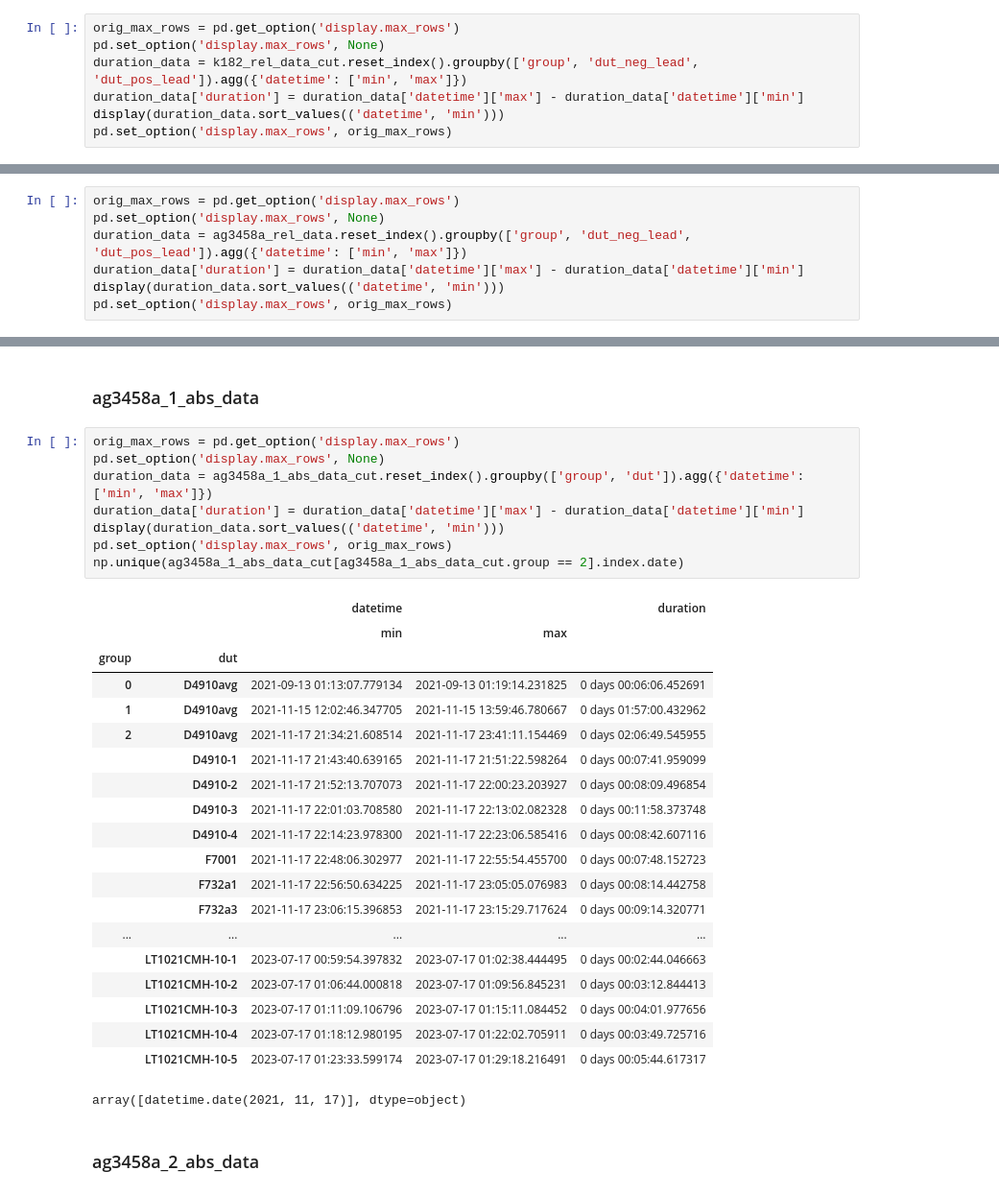
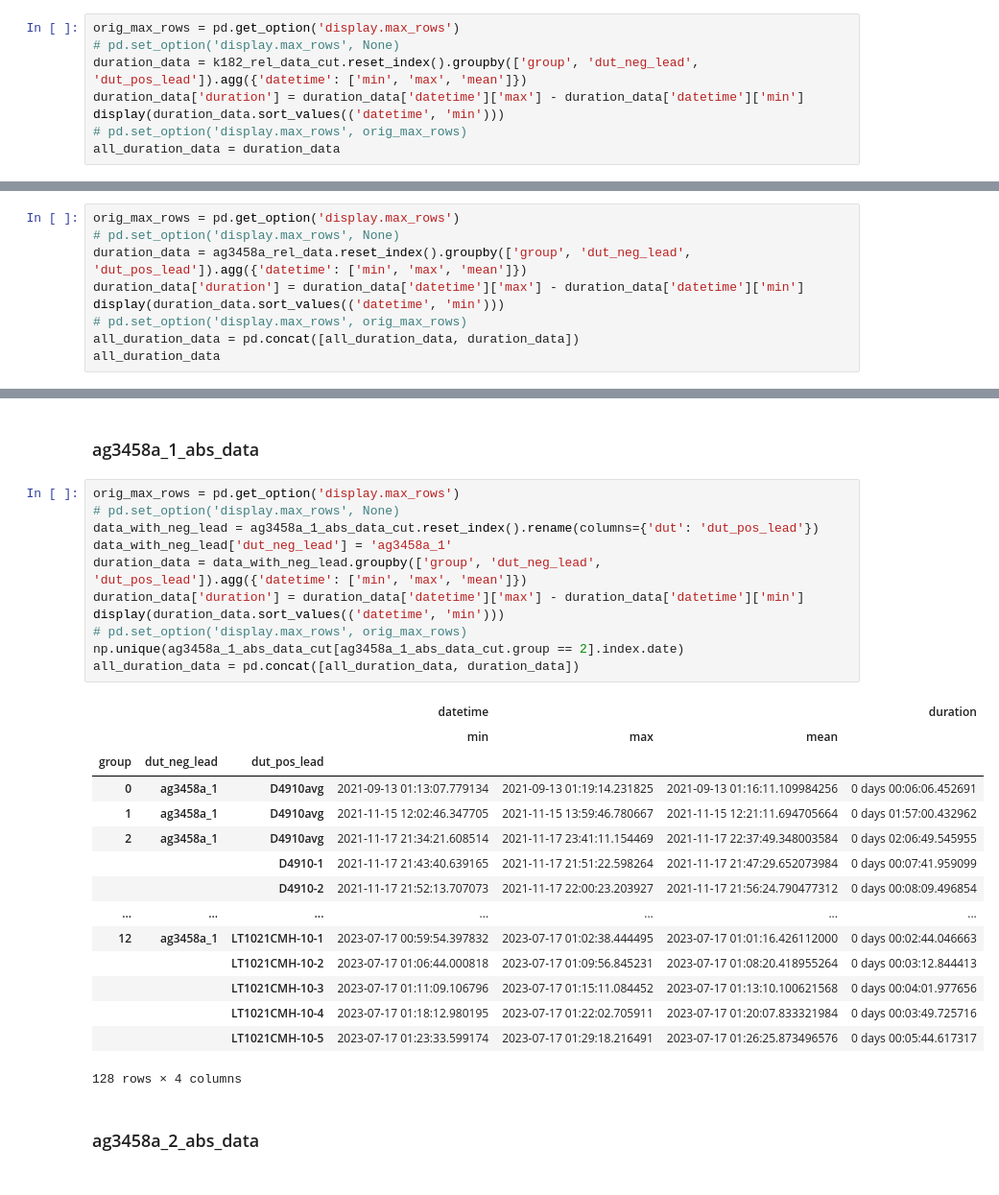
Before and after one commit to alson/metrology-data-analysis, a Jupyter notebook: vrefs.ipynb, the cells around one changed output, grey strips where cells are left out. Shown at 96% size. Cells and saved outputs as stored; diff of their text form.

```diff
--- a/vrefs.ipynb
+++ b/vrefs.ipynb
@@ -217,9 +262,10 @@ for ref in voltage_references:
 ### k182_relative_data
 # %%
 orig_max_rows = pd.get_option('display.max_rows')
-pd.set_option('display.max_rows', None)
-duration_data = k182_rel_data_cut.reset_index().groupby(['group', 'dut_neg_lead', 'dut_pos_lead']).agg({'datetime': ['min', 'max']})
+# pd.set_option('display.max_rows', None)
+duration_data = k182_rel_data_cut.reset_index().groupby(['group', 'dut_neg_lead', 'dut_pos_lead']).agg({'datetime': ['min', 'max', 'mean']})
 duration_data['duration'] = duration_data['datetime']['max'] - duration_data['datetime']['min']
 display(duration_data.sort_values(('datetime', 'min')))
-pd.set_option('display.max_rows', orig_max_rows)
+# pd.set_option('display.max_rows', orig_max_rows)
+all_duration_data = duration_data
 # %% [output]
@@ -246,9 +288,11 @@ pd.set_option('display.max_rows', orig_max_rows)
 ### ag3458a_rel_data
 # %%
 orig_max_rows = pd.get_option('display.max_rows')
-pd.set_option('display.max_rows', None)
-duration_data = ag3458a_rel_data.reset_index().groupby(['group', 'dut_neg_lead', 'dut_pos_lead']).agg({'datetime': ['min', 'max']})
+# pd.set_option('display.max_rows', None)
+duration_data = ag3458a_rel_data.reset_index().groupby(['group', 'dut_neg_lead', 'dut_pos_lead']).agg({'datetime': ['min', 'max', 'mean']})
 duration_data['duration'] = duration_data['datetime']['max'] - duration_data['datetime']['min']
 display(duration_data.sort_values(('datetime', 'min')))
-pd.set_option('display.max_rows', orig_max_rows)
+# pd.set_option('display.max_rows', orig_max_rows)
+all_duration_data = pd.concat([all_duration_data, duration_data])
+all_duration_data
 # %% [output]
@@ -275,33 +334,31 @@ pd.set_option('display.max_rows', orig_max_rows)
 ### ag3458a_1_abs_data
 # %%
 orig_max_rows = pd.get_option('display.max_rows')
-pd.set_option('display.max_rows', None)
-duration_data = ag3458a_1_abs_data_cut.reset_index().groupby(['group', 'dut']).agg({'datetime': ['min', 'max']})
+# pd.set_option('display.max_rows', None)
+data_with_neg_lead = ag3458a_1_abs_data_cut.reset_index().rename(columns={'dut': 'dut_pos_lead'})
+data_with_neg_lead['dut_neg_lead'] = 'ag3458a_1'
+duration_data = data_with_neg_lead.groupby(['group', 'dut_neg_lead', 'dut_pos_lead']).agg({'datetime': ['min', 'max', 'mean']})
 duration_data['duration'] = duration_data['datetime']['max'] - duration_data['datetime']['min']
 display(duration_data.sort_values(('datetime', 'min')))
-pd.set_option('display.max_rows', orig_max_rows)
+# pd.set_option('display.max_rows', orig_max_rows)
 np.unique(ag3458a_1_abs_data_cut[ag3458a_1_abs_data_cut.group == 2].index.date)
+all_duration_data = pd.concat([all_duration_data, duration_data])
 # %% [output]
-|  |  | datetime |  | duration |
-|  |  | min | max |  |
-| group | dut |  |  |  |
-| 0 | D4910avg | 2021-09-13 01:13:07.779134 | 2021-09-13 01:19:14.231825 | 0 days 00:06:06.452691 |
-| 1 | D4910avg | 2021-11-15 12:02:46.347705 | 2021-11-15 13:59:46.780667 | 0 days 01:57:00.432962 |
-| 2 | D4910avg | 2021-11-17 21:34:21.608514 | 2021-11-17 23:41:11.154469 | 0 days 02:06:49.545955 |
-|  | D4910-1 | 2021-11-17 21:43:40.639165 | 2021-11-17 21:51:22.598264 | 0 days 00:07:41.959099 |
-|  | D4910-2 | 2021-11-17 21:52:13.707073 | 2021-11-17 22:00:23.203927 | 0 days 00:08:09.496854 |
-|  | D4910-3 | 2021-11-17 22:01:03.708580 | 2021-11-17 22:13:02.082328 | 0 days 00:11:58.373748 |
-|  | D4910-4 | 2021-11-17 22:14:23.978300 | 2021-11-17 22:23:06.585416 | 0 days 00:08:42.607116 |
-|  | F7001 | 2021-11-17 22:48:06.302977 | 2021-11-17 22:55:54.455700 | 0 days 00:07:48.152723 |
-|  | F732a1 | 2021-11-17 22:56:50.634225 | 2021-11-17 23:05:05.076983 | 0 days 00:08:14.442758 |
-|  | F732a3 | 2021-11-17 23:06:15.396853 | 2021-11-17 23:15:29.717624 | 0 days 00:09:14.320771 |
-| ... | ... | ... | ... | ... |
-|  | LT1021CMH-10-1 | 2023-07-17 00:59:54.397832 | 2023-07-17 01:02:38.444495 | 0 days 00:02:44.046663 |
-|  | LT1021CMH-10-2 | 2023-07-17 01:06:44.000818 | 2023-07-17 01:09:56.845231 | 0 days 00:03:12.844413 |
-|  | LT1021CMH-10-3 | 2023-07-17 01:11:09.106796 | 2023-07-17 01:15:11.084452 | 0 days 00:04:01.977656 |
-|  | LT1021CMH-10-4 | 2023-07-17 01:18:12.980195 | 2023-07-17 01:22:02.705911 | 0 days 00:03:49.725716 |
-|  | LT1021CMH-10-5 | 2023-07-17 01:23:33.599174 | 2023-07-17 01:29:18.216491 | 0 days 00:05:44.617317 |
+|  |  |  | datetime |  |  | duration |
+|  |  |  | min | max | mean |  |
+| group | dut_neg_lead | dut_pos_lead |  |  |  |  |
+| 0 | ag3458a_1 | D4910avg | 2021-09-13 01:13:07.779134 | 2021-09-13 01:19:14.231825 | 2021-09-13 01:16:11.109984256 | 0 days 00:06:06.452691 |
+| 1 | ag3458a_1 | D4910avg | 2021-11-15 12:02:46.347705 | 2021-11-15 13:59:46.780667 | 2021-11-15 12:21:11.694705664 | 0 days 01:57:00.432962 |
+| 2 | ag3458a_1 | D4910avg | 2021-11-17 21:34:21.608514 | 2021-11-17 23:41:11.154469 | 2021-11-17 22:37:49.348003584 | 0 days 02:06:49.545955 |
+|  |  | D4910-1 | 2021-11-17 21:43:40.639165 | 2021-11-17 21:51:22.598264 | 2021-11-17 21:47:29.652073984 | 0 days 00:07:41.959099 |
+|  |  | D4910-2 | 2021-11-17 21:52:13.707073 | 2021-11-17 22:00:23.203927 | 2021-11-17 21:56:24.790477312 | 0 days 00:08:09.496854 |
+| ... | ... | ... | ... | ... | ... | ... |
+| 12 | ag3458a_1 | LT1021CMH-10-1 | 2023-07-17 00:59:54.397832 | 2023-07-17 01:02:38.444495 | 2023-07-17 01:01:16.426112000 | 0 days 00:02:44.046663 |
+|  |  | LT1021CMH-10-2 | 2023-07-17 01:06:44.000818 | 2023-07-17 01:09:56.845231 | 2023-07-17 01:08:20.418955264 | 0 days 00:03:12.844413 |
+|  |  | LT1021CMH-10-3 | 2023-07-17 01:11:09.106796 | 2023-07-17 01:15:11.084452 | 2023-07-17 01:13:10.100621568 | 0 days 00:04:01.977656 |
+|  |  | LT1021CMH-10-4 | 2023-07-17 01:18:12.980195 | 2023-07-17 01:22:02.705911 | 2023-07-17 01:20:07.833321984 | 0 days 00:03:49.725716 |
+|  |  | LT1021CMH-10-5 | 2023-07-17 01:23:33.599174 | 2023-07-17 01:29:18.216491 | 2023-07-17 01:26:25.873496576 | 0 days 00:05:44.617317 |
-array([datetime.date(2021, 11, 17)], dtype=object)
+128 rows × 4 columns
 # %% [markdown]
 ### ag3458a_2_abs_data
 # %%
```
Also changed, not shown: parts of 15 cells of this notebook, 2 other files.
